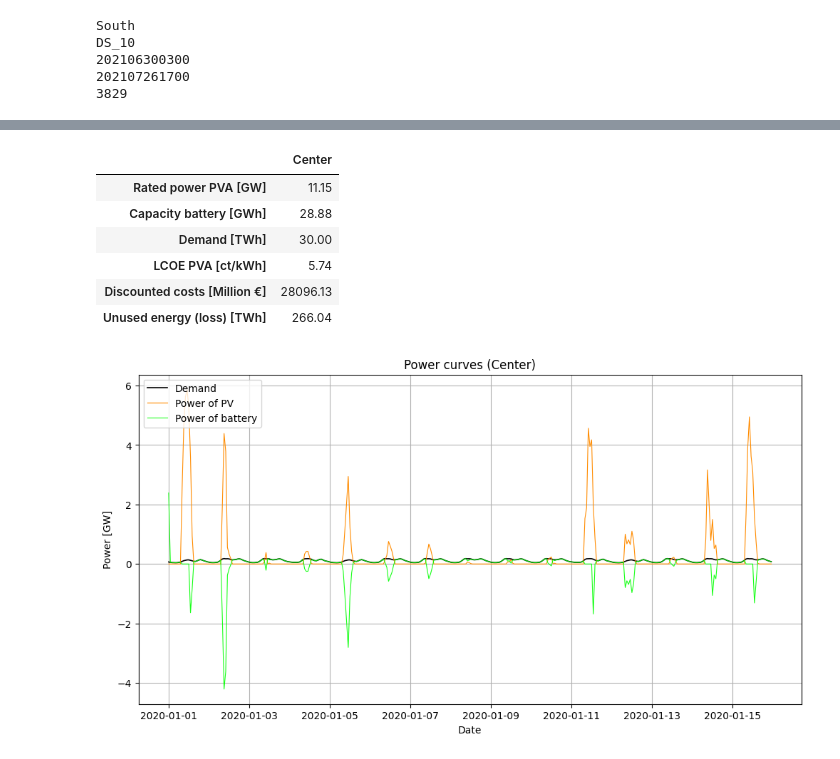
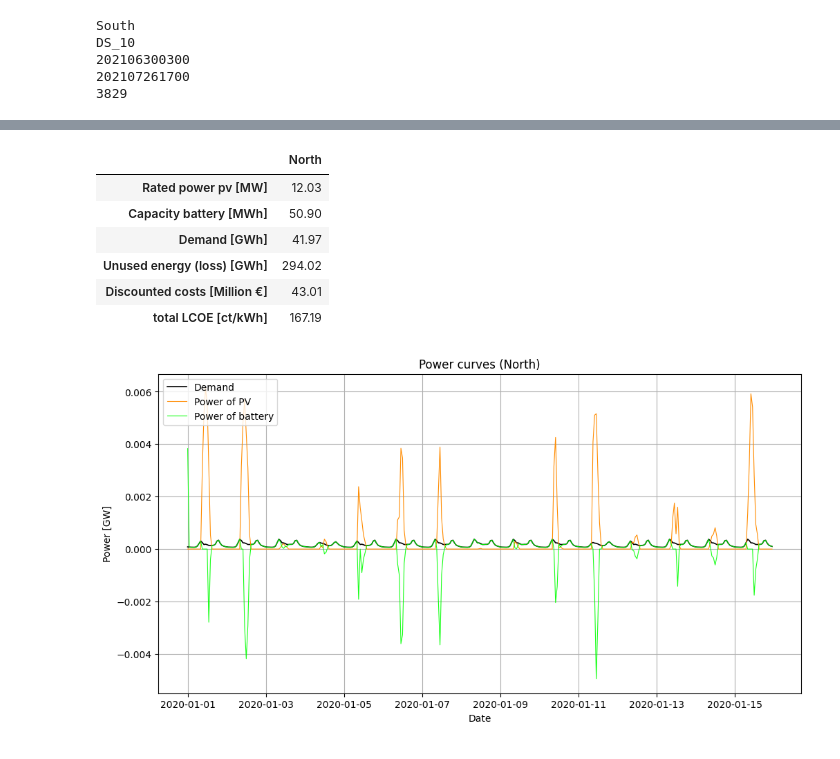
Before and after one commit to Lakim17/SERTS, a Jupyter notebook: pv_batt_opt.ipynb, the cells around one changed output, grey strips where cells are left out. Cells and saved outputs as stored; diff of their text form; code cells hidden in the pictures.

```diff
--- a/pv_batt_opt.ipynb
+++ b/pv_batt_opt.ipynb
@@ -107,10 +111,10 @@ df_south = df_solar_south.join(df_temperature_south, how="outer")
 # %%
 # -- weather data set center
 # import data for irradiance in J/(cm^2)
-df_solar_center = pd.read_csv("./Zentrum 03231/solar.txt", sep=";", skipinitialspace=True, engine="python")
+df_solar_center = pd.read_csv("./Center 03231/solar.txt", sep=";", skipinitialspace=True, engine="python")
 df_solar_center = df_solar_center.drop(columns=["STATIONS_ID", "QN", "SD_10", "LS_10", "eor"])
 # import data for air temperature at 2 m above ground level in °C
-df_temperature_center = pd.read_csv("./Zentrum 03231/temperatur.txt", sep=";", skipinitialspace=True, engine="python")
+df_temperature_center = pd.read_csv("./Center 03231/temperatur.txt", sep=";", skipinitialspace=True, engine="python")
 df_temperature_center = df_temperature_center.drop(columns=["MESS_DATUM", "STATIONS_ID", "QN", "TM5_10", "RF_10", "TD_10", "eor"])
 # combine
 df_center = df_solar_center.join(df_temperature_center, how="outer")
@@ -121,6 +131,6 @@ Index(['MESS_DATUM', 'DS_10', 'GS_10', 'PP_10', 'TT_10'], dtype='str')
 # %%
-list_df_location = [df_north, df_south, df_center]
-list_str_location = ["North", "South", "Center"]
+list_df_location = [df_north, df_center, df_south]
+list_str_location = ["North", "Center", "South"]
 
 start_date = ""
 end_date = ""
@@ -164,9 +174,7 @@ DS_10
 # %%
 # -- data cleaning - replacing error value -999 with average value at the same time of other years
 dict_error = {}
-list_str_location = ["North", "South", "Center"]
 indexdiff_one_year = 6 * 24 * 365 # number of indices per year - leap year neglected, since shift of 10 minutes has only small influence
-list_df_location = [df_north, df_south, df_center] # temporary list for iteration, will be overwritten at the end of the loop
 list_years = ["2020", "2021", "2022", "2023", "2024"] # cleaning for each year, based on the other years ########################################################################### 2024 COULD BE DELETED
 list_colnames = df_north.columns.astype(str)[1:] # north is used here, but the column names apply to all stations
 for i, df_location in enumerate(list_df_location): # iteration through all location
@@ -519,56 +525,58 @@ df_result = pd.DataFrame({
     "P_demand": [pyo.value(model.P_demand[t]) for t in model.T],
     "loss": [pyo.value(model.loss[t]) for t in model.T]
 }, index=model.T).join([
-    df_solve["P_pva_scalable"] * pyo.value(model.x_pva)
-]).rename(columns={"P_pva_scalable": "P_pva_model"})
+    df_solve["P_pv_scalable"] * pyo.value(model.x_pv)
+]).rename(columns={"P_pv_scalable": "P_pv_model"})
+
+annual_energy_demand = E_el_households + E_el_commercial_office + E_el_commercial_fitness_center + E_el_agriculture # Wh
+discounted_energy_consumption = (annual_energy_demand / 1_000 ) * ((1 - (1 + WACC_pv)**(-count_years)) / WACC_pv) # kWh
+discounted_costs = pyo.value(model.objective) # €
 
 dict_results_overview_temp = {
-    "Rated power PVA [GW]": float(round(pyo.value(model.x_pva) / 1e3, 3)),
-    "Capacity battery [GWh]": float(round(pyo.value(model.E_bat_max) / 1e6, 3)),
-    "Demand [TWh]": df_result["P_demand"].sum() / 1e12,
-    "LCOE PVA [ct/kWh]": round(LCOE_pva * 100, 3), #########################################################
-    "Discounted costs [Million €]": float(round(pyo.value(model.objective) / 1e6, 3)),
-    "Unused energy (loss) [TWh]": df_result["loss"].sum() / 1e12
+    "Rated power pv [MW]": float(round(pyo.value(model.x_pv), 2)),
+    "Capacity battery [MWh]": float(round(pyo.value(model.E_bat_max) / 1e3, 2)),
+    "Total demand [GWh]": float(round(df_result["P_demand"].sum() / 1e9, 2)),
+    "Total unused energy (loss) [GWh]": float(round(df_result["loss"].sum() / 1e9, 2)),
+    "Total discounted costs [Million €]": float(round(discounted_costs / 1e6, 2)),
+    "Total LCOE [ct/kWh]": float(round((discounted_costs * 100) / discounted_energy_consumption, 2)),
 }
 dict_results_overview[list_str_location[i]] = dict_results_overview_temp
 df_results_overview = pd.DataFrame(dict_results_overview)
 display(df_results_overview.round(2))
 # %% [output]
-|  | Center |
-| Rated power PVA [GW] | 11.15 |
-| Capacity battery [GWh] | 28.88 |
-| Demand [TWh] | 30.00 |
-| LCOE PVA [ct/kWh] | 5.74 |
-| Discounted costs [Million €] | 28096.13 |
-| Unused energy (loss) [TWh] | 266.04 |
+|  | North |
+| Rated power pv [MW] | 12.03 |
+| Capacity battery [MWh] | 50.90 |
+| Demand [GWh] | 41.97 |
+| Unused energy (loss) [GWh] | 294.02 |
+| Discounted costs [Million €] | 43.01 |
+| total LCOE [ct/kWh] | 167.19 |
 # %%
 # -- Visualisierung der Modellausgaben
 df_result_for_visualization = df_result.loc[
-    "2020-01-01":"2020-1-15", ("P_pva_model", "P_bat", "P_demand", "loss") # "2020-06-01 00:00:00":"2020-06-12 23:50:00"
+    "2020-01-01":"2020-1-15", ("P_pv_model", "P_bat", "P_demand", "loss") # "2020-06-01 00:00:00":"2020-06-12 23:50:00"
     ]#.resample("D").mean()
 # df_result_for_visualization = df_result_for_visualization.groupby(df_result_for_visualization.index.time).mean()
 
-x = df_result_for_visualization.index #[t.hour + t.minute / 60 for t in df_result_for_visualization.index] #
+x = df_result_for_visualization.index
 y_demand = df_result_for_visualization["P_demand"] / 1e9
-y_pva = df_result_for_visualization["P_pva_model"] / 1e9
+y_pv = df_result_for_visualization["P_pv_model"] / 1e9
 y_bat = df_result_for_visualization["P_bat"] / 1e9
 y_loss = df_result_for_visualization["loss"] / 1e9
-y_sum = y_pva - y_loss + y_bat
+y_sum = y_pv - y_loss + y_bat
 
 fig, ax1 = plt.subplots(figsize=(12, 6))
 
 ax1.plot(x, y_demand, label="Demand", linewidth=1.2, color="black", alpha=1)
-ax1.plot(x, y_pva, label="Power of PV", linewidth=0.8, color="darkorange", alpha=1)
+ax1.plot(x, y_pv, label="Power of PV", linewidth=0.8, color="darkorange", alpha=1)
 ax1.plot(x, y_bat, label="Power of battery", linewidth=0.8, color="lime", alpha=0.9)
 ax1.set_ylabel("Power [GW]")
-ax1.set_xlabel("Date") ######### Year
+ax1.set_xlabel("Date")
 ax1.legend(loc="upper left")
-
-# ax1.set_xticks([0, 4, 8, 12, 16, 20, 24]) #########
 
 plt.grid(True)
 
 plt.title(f"Power curves ({list_str_location[i]})")
 plt.show()
 # %% [output]
-[figure, old version]
+[figure, new version]
```
Also changed, not shown: parts of 14 cells of this notebook, 21 other files.
